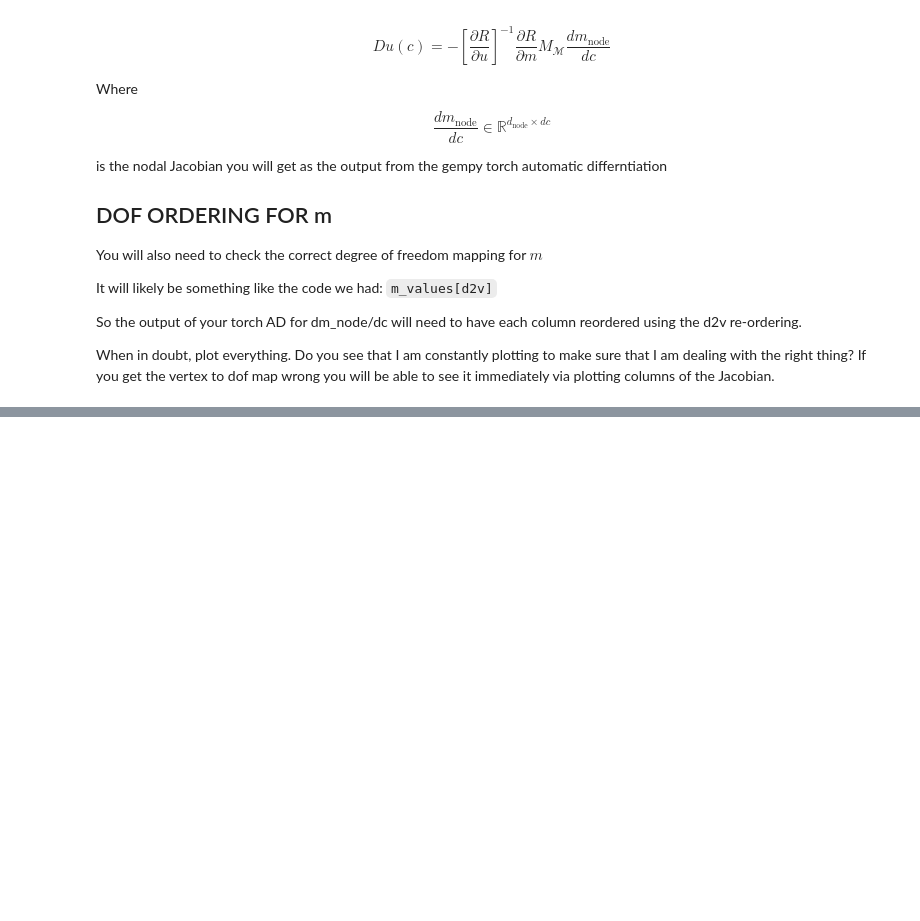
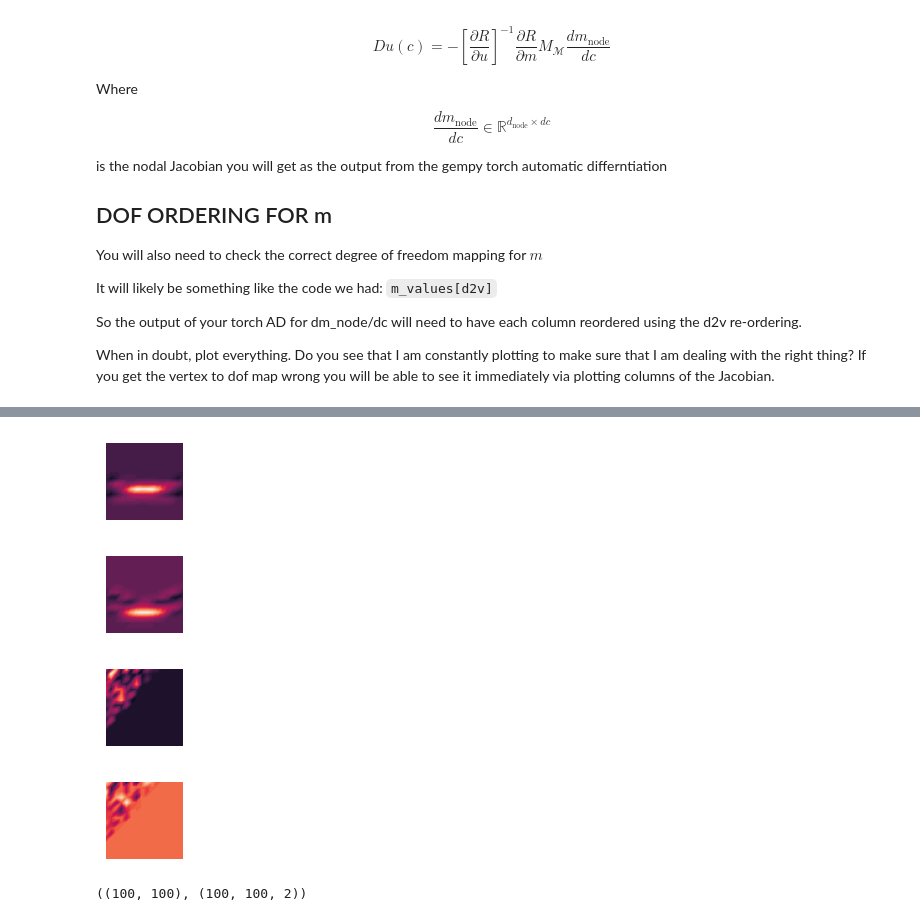
Before and after one commit to Deepprakash222/GempyDINO, a Jupyter notebook: tom_scratch/POD_and_reductions.ipynb, the cells around one changed output, grey strips where cells are left out. Drawn from its saved outputs; the diff is of its cells as text; code cells hidden in the pictures; blank space fills up the shorter version.

```diff
--- a/tom_scratch/POD_and_reductions.ipynb
+++ b/tom_scratch/POD_and_reductions.ipynb
@@ -298,0 +364,43 @@ When in doubt, plot everything. Do you see that I am constantly plotting to make
+# %%
+m_nodes_hat.vector().set_local(dmdc_data[0,:,0][d2v])
+M_M.mult(m_nodes_hat.vector(), m_hat.vector())
+plt.axis("off")
+dl.plot(m_hat)
+#dl.plot(m_nodes_hat)
+fig = plt.gcf()
+fig.set_size_inches(1, 1)
+# %% [output]
+[figure, added]
+# %%
+m_nodes_hat.vector().set_local(dmdc_data[0,:,1][d2v])
+M_M.mult(m_nodes_hat.vector(), m_hat.vector())
+plt.axis("off")
+#dl.plot(m_nodes_hat)
+dl.plot(m_hat)
+fig = plt.gcf()
+fig.set_size_inches(1, 1)
+# %% [output]
+[figure, added]
+# %%
+u_hat = dl.Function(Vh[hp.STATE])
+u_hat.vector().set_local(J_data[0,:,0][d2v])
+plt.axis("off")
+dl.plot(u_hat)
+fig = plt.gcf()
+fig.set_size_inches(1, 1)
+# %% [output]
+[figure, added]
+# %%
+u_hat = dl.Function(Vh[hp.STATE])
+u_hat.vector().set_local(J_data[0,:,1][d2v])
+plt.axis("off")
+dl.plot(u_hat)
+fig = plt.gcf()
+fig.set_size_inches(1, 1)
+# %% [output]
+[figure, added]
+# %%
+Dur_data = np.einsum('ur,duc->drc',Mphi,J_data)
+ur.shape, Dur_data.shape
+# %% [output]
+((100, 100), (100, 100, 2))
```
Also changed, not shown: parts of 10 cells of this notebook, 3 other files.
